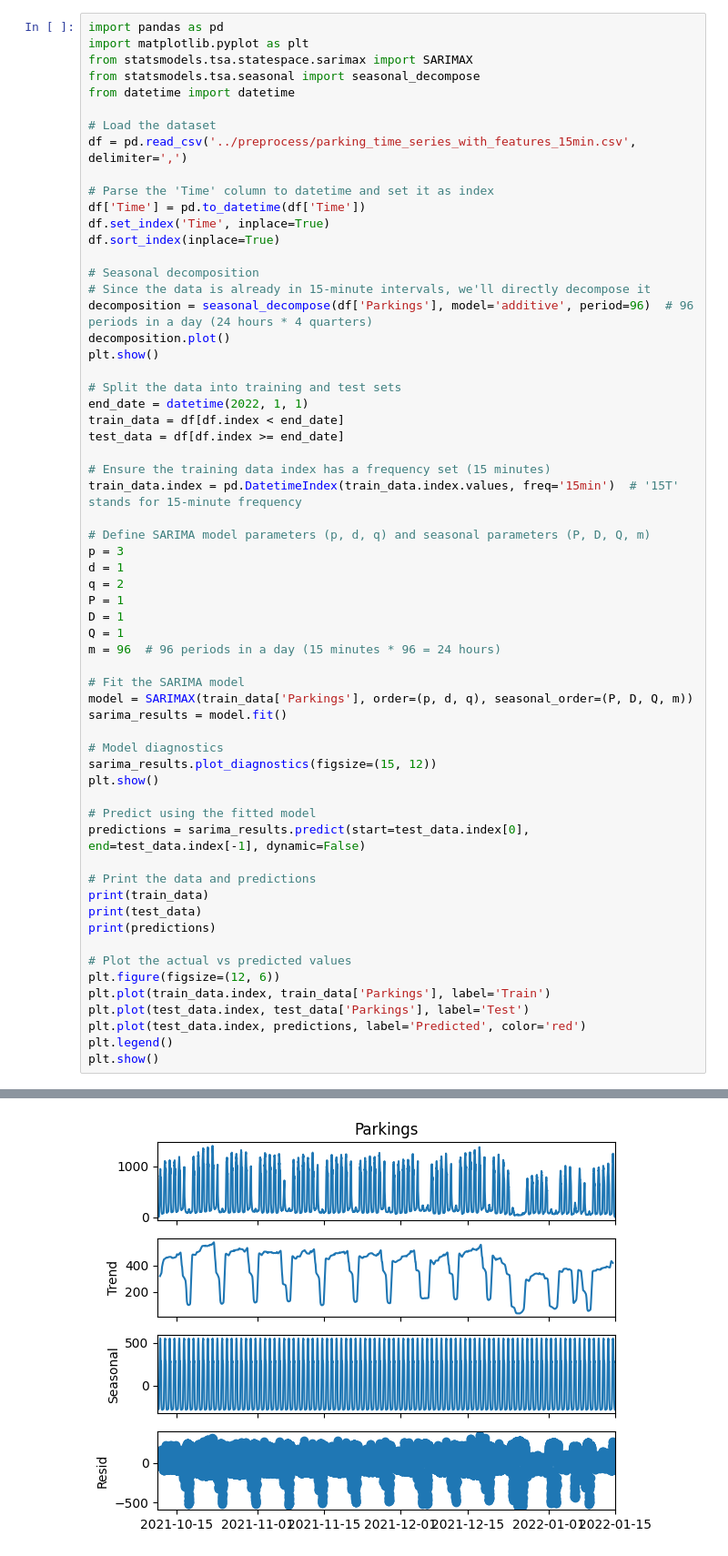
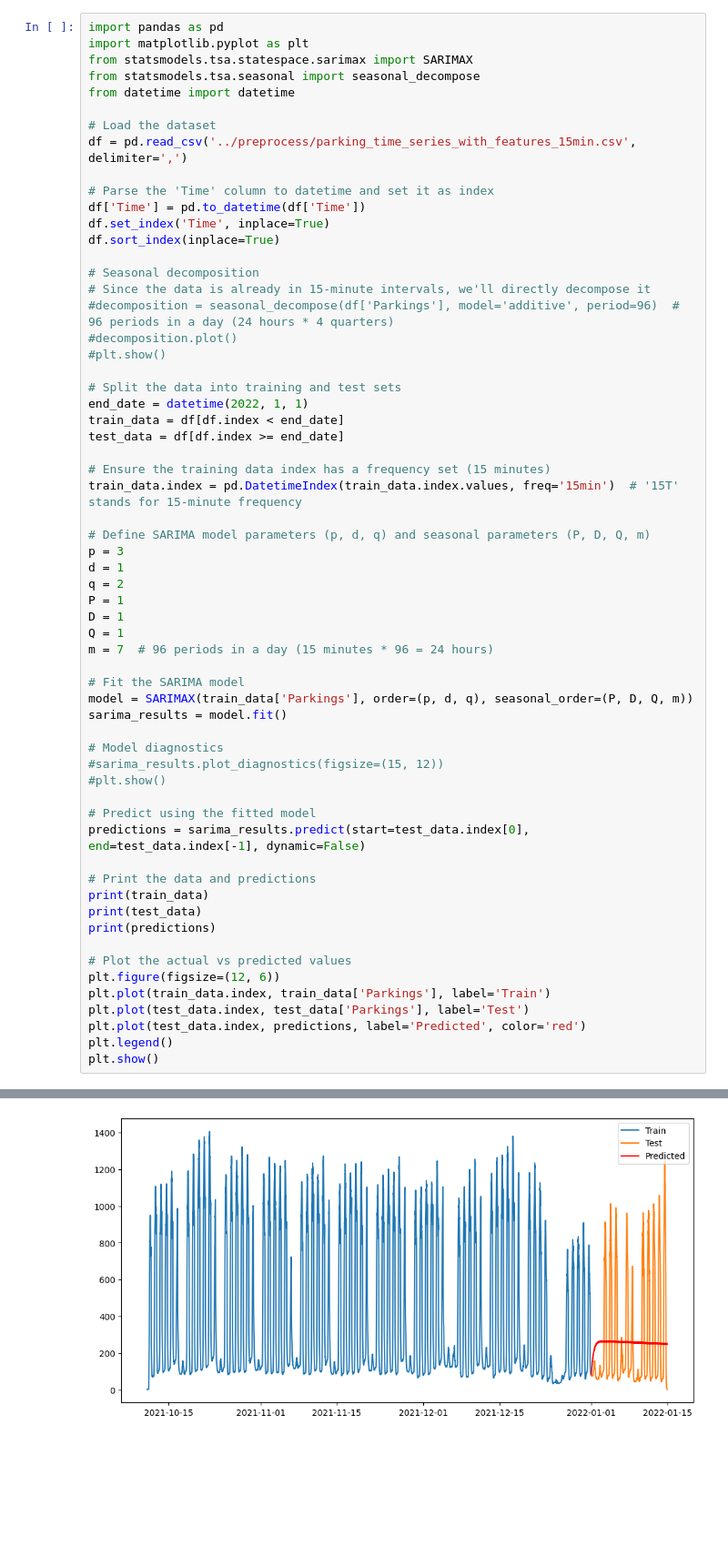
Before and after one commit to vsjostro/parking-prediction, a Jupyter notebook: arima/sarima.ipynb, the cells around one changed output, grey strips where cells are left out. Shown at 91% size. Drawn from its saved outputs; the diff is of its cells as text; blank space fills up the shorter version.

```diff
--- a/arima/sarima.ipynb
+++ b/arima/sarima.ipynb
@@ -165,9 +211,9 @@ df.sort_index(inplace=True)
 
 # Seasonal decomposition
 # Since the data is already in 15-minute intervals, we'll directly decompose it
-decomposition = seasonal_decompose(df['Parkings'], model='additive', period=96)  # 96 periods in a day (24 hours * 4 quarters)
-decomposition.plot()
-plt.show()
+#decomposition = seasonal_decompose(df['Parkings'], model='additive', period=96)  # 96 periods in a day (24 hours * 4 quarters)
+#decomposition.plot()
+#plt.show()
 
 # Split the data into training and test sets
 end_date = datetime(2022, 1, 1)
@@ -184,15 +230,15 @@ q = 2
 P = 1
 D = 1
 Q = 1
-m = 96  # 96 periods in a day (15 minutes * 96 = 24 hours)
+m = 7  # 96 periods in a day (15 minutes * 96 = 24 hours)
 
 # Fit the SARIMA model
 model = SARIMAX(train_data['Parkings'], order=(p, d, q), seasonal_order=(P, D, Q, m))
 sarima_results = model.fit()
 
 # Model diagnostics
-sarima_results.plot_diagnostics(figsize=(15, 12))
-plt.show()
+#sarima_results.plot_diagnostics(figsize=(15, 12))
+#plt.show()
 
 # Predict using the fitted model
 predictions = sarima_results.predict(start=test_data.index[0], end=test_data.index[-1], dynamic=False)
@@ -213 +304 @@ plt.show()
-[figure, old version]
+[figure, new version]
```
Also changed, not shown: parts of 7 cells of this notebook, 13 other files.
